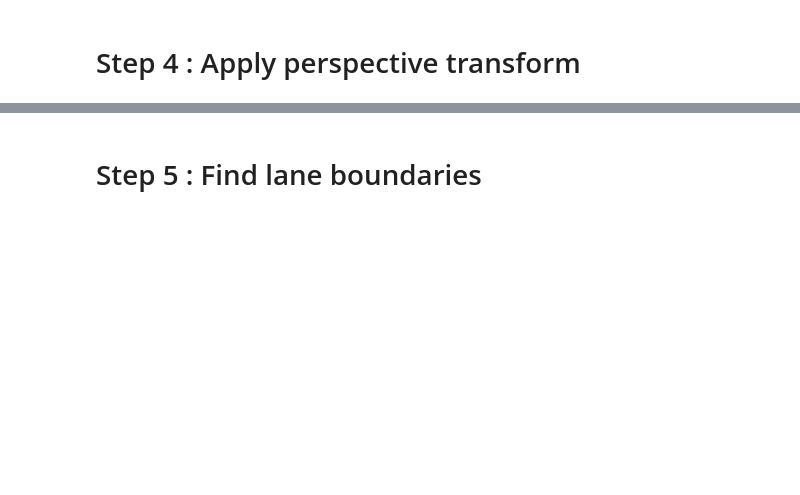
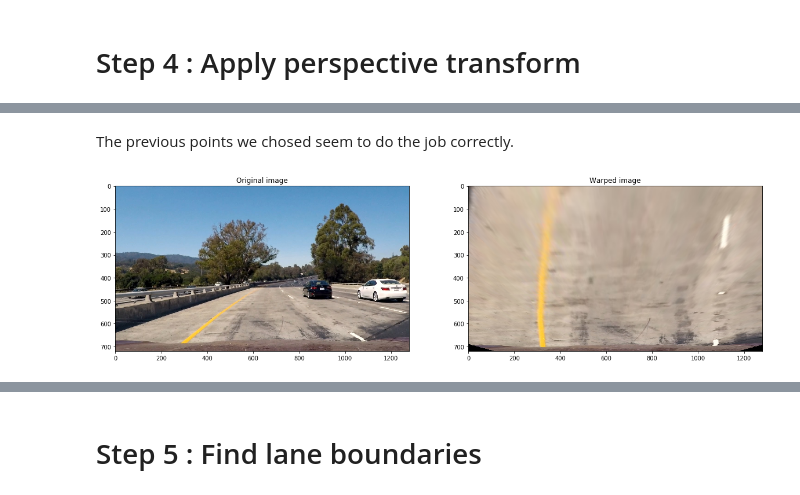
Before and after one commit to raijisse/Udacity-SDC-P2-Advanced-Finding-Lanes, a Jupyter notebook: P2_image.ipynb, the cells around one changed output, grey strips where cells are left out. Drawn from its saved outputs; the diff is of its cells as text; code cells hidden in the pictures; blank space fills up the shorter version.

```diff
--- a/P2_image.ipynb
+++ b/P2_image.ipynb
@@ -136,0 +187,15 @@ Warp binarized image
+# %% [markdown]
+The previous points we chosed seem to do the job correctly.
+# %%
+#OPTIONAL FOR WRITEUP
+figure, ax = plt.subplots(1,2 , figsize=(20,10))
+ax[0].imshow(image)
+ax[0].set_title('Original image')
+ax[1].imshow(warped_img)
+ax[1].set_title('Warped image')
+
+# We can see this image in the P2_writeup.md
+figure.savefig('./output_images/warping.jpg', transparent=True, bbox_inches = 'tight')
+# See how the traffic sign looks slightly more flattened as a result of undistorsion
+# %% [output]
+[figure, added]
```
Also changed, not shown: parts of 35 cells of this notebook, 4 other files.
